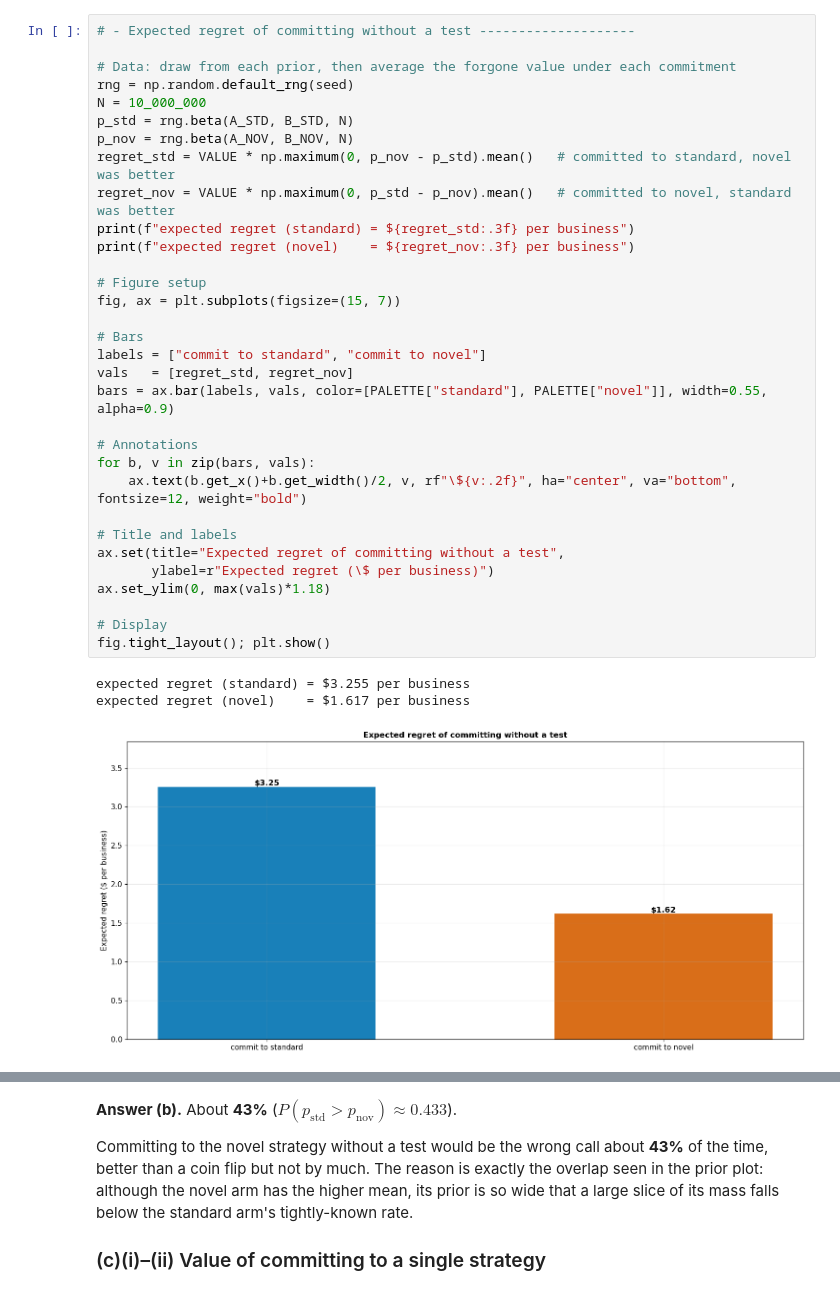
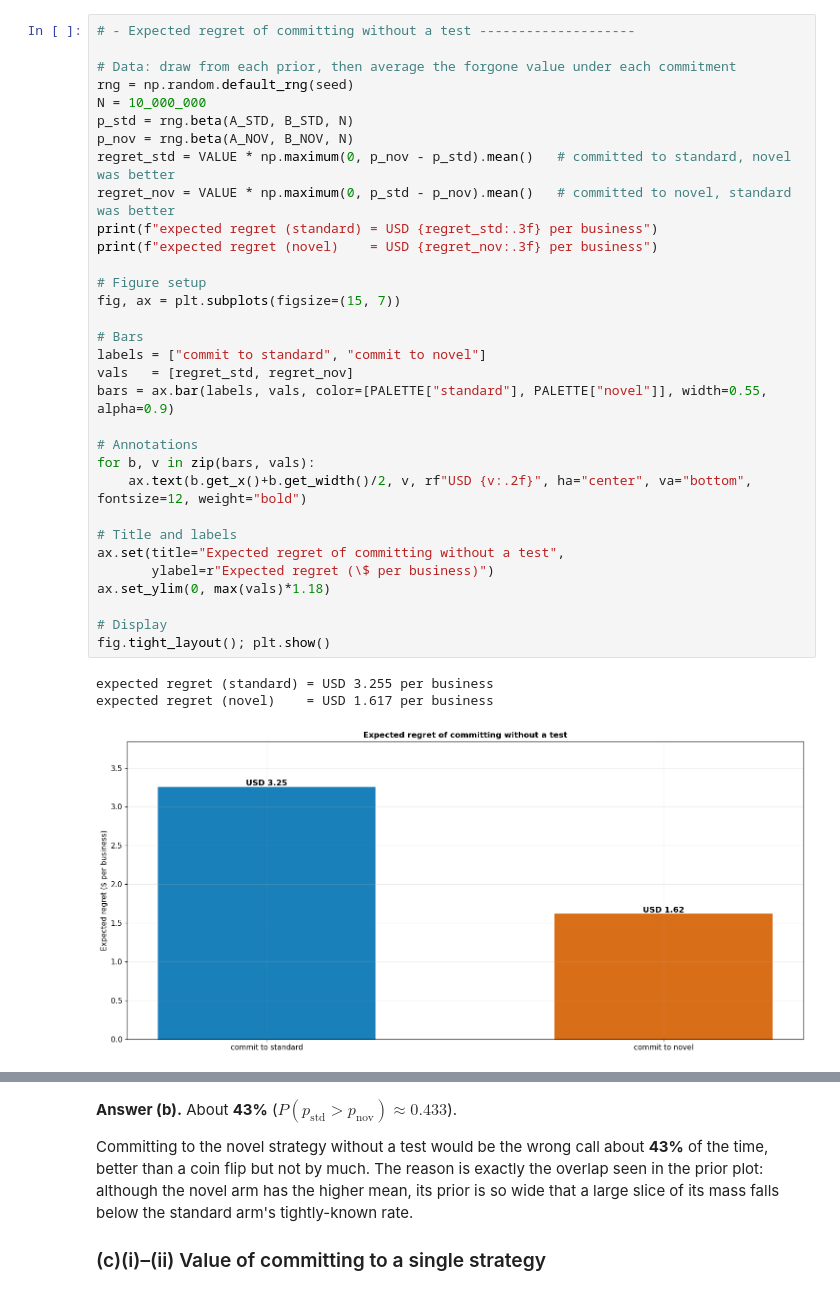
Before and after one commit to oliveirafrancofelipe/bayesian-ab-testing, a Jupyter notebook: bayesian_ab_exercise2.ipynb, the cells around one changed output, grey strips where cells are left out. Cells and saved outputs as stored; diff of their text form.

```diff
--- a/bayesian_ab_exercise2.ipynb
+++ b/bayesian_ab_exercise2.ipynb
@@ -192,37 +179,37 @@ so the standard strategy carries the **higher** expected regret. While the order
 # %%
 # - Expected regret of committing without a test --------------------
 
 # Data: draw from each prior, then average the forgone value under each commitment
 rng = np.random.default_rng(seed)
 N = 10_000_000
 p_std = rng.beta(A_STD, B_STD, N)
 p_nov = rng.beta(A_NOV, B_NOV, N)
 regret_std = VALUE * np.maximum(0, p_nov - p_std).mean()   # committed to standard, novel was better
 regret_nov = VALUE * np.maximum(0, p_std - p_nov).mean()   # committed to novel, standard was better
-print(f"expected regret (standard) = ${regret_std:.3f} per business")
-print(f"expected regret (novel)    = ${regret_nov:.3f} per business")
+print(f"expected regret (standard) = USD {regret_std:.3f} per business")
+print(f"expected regret (novel)    = USD {regret_nov:.3f} per business")
 
 # Figure setup
 fig, ax = plt.subplots(figsize=(15, 7))
 
 # Bars
 labels = ["commit to standard", "commit to novel"]
 vals   = [regret_std, regret_nov]
 bars = ax.bar(labels, vals, color=[PALETTE["standard"], PALETTE["novel"]], width=0.55, alpha=0.9)
 
 # Annotations
 for b, v in zip(bars, vals):
-    ax.text(b.get_x()+b.get_width()/2, v, rf"\${v:.2f}", ha="center", va="bottom", fontsize=12, weight="bold")
+    ax.text(b.get_x()+b.get_width()/2, v, rf"USD {v:.2f}", ha="center", va="bottom", fontsize=12, weight="bold")
 
 # Title and labels
 ax.set(title="Expected regret of committing without a test",
        ylabel=r"Expected regret (\$ per business)")
 ax.set_ylim(0, max(vals)*1.18)
 
 # Display
 fig.tight_layout(); plt.show()
 # %% [output]
-expected regret (standard) = $3.255 per business
-expected regret (novel)    = $1.617 per business
+expected regret (standard) = USD 3.255 per business
+expected regret (novel)    = USD 1.617 per business
-[figure, old version]
+[figure, new version]
 # %% [markdown]
```
Also changed, not shown: parts of 14 cells of this notebook.
